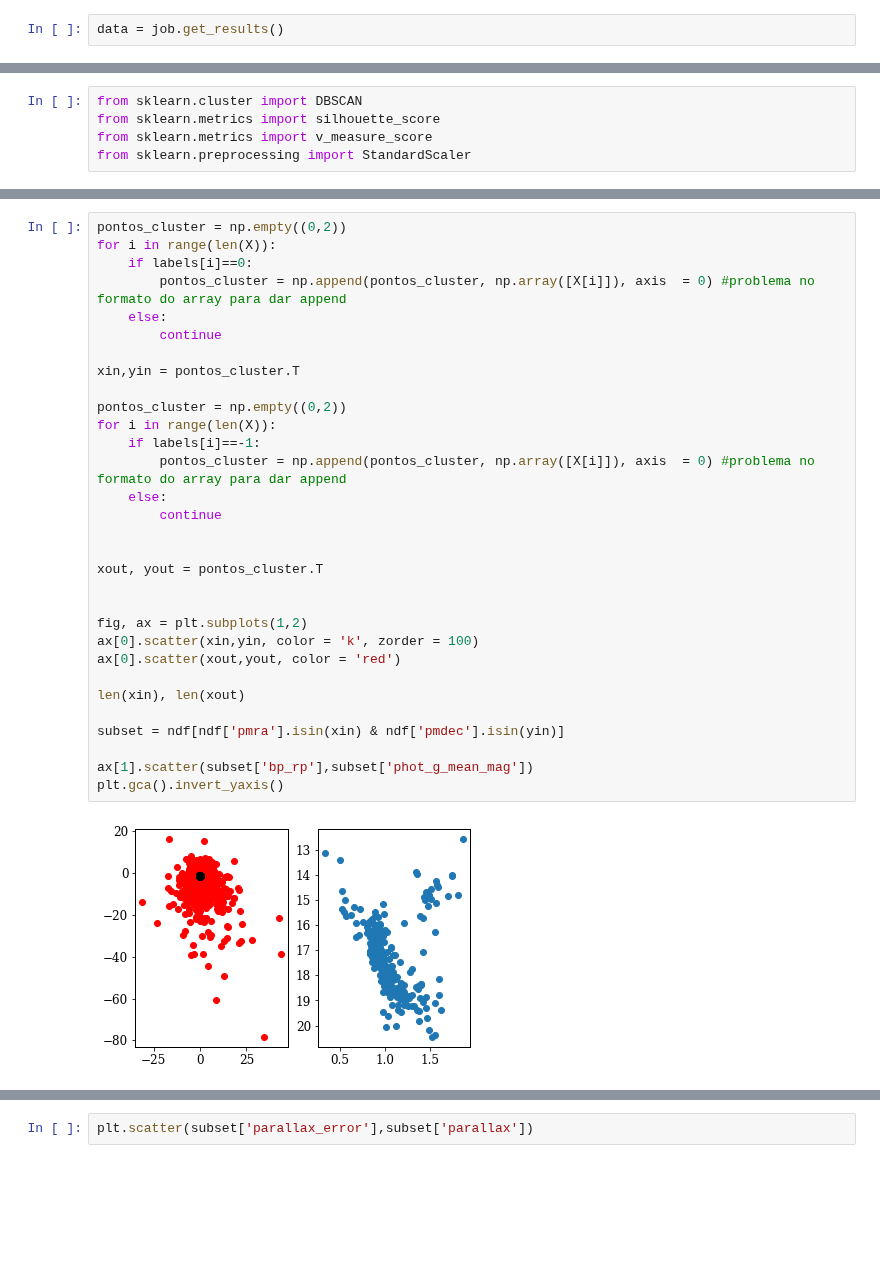
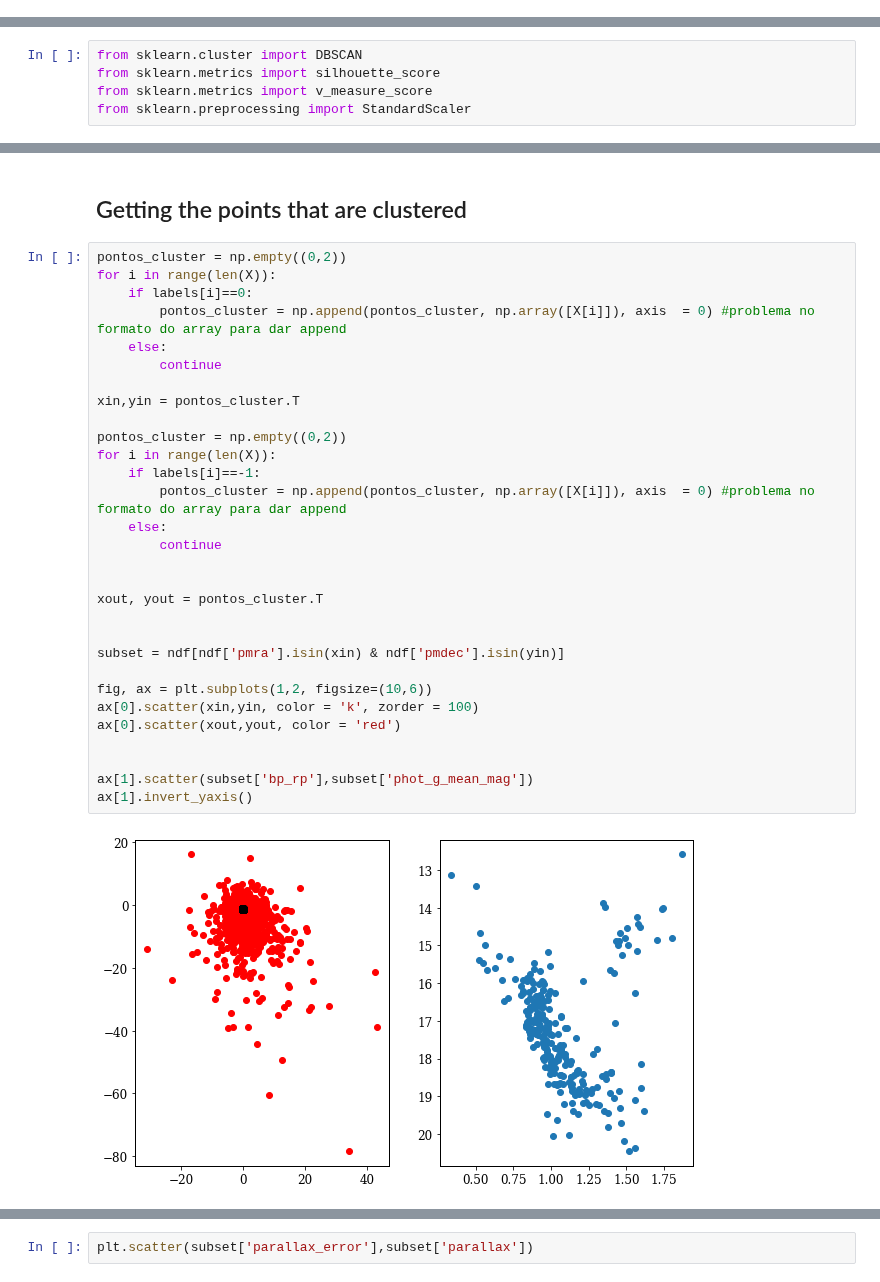
Before and after one commit to jppirest/mw_substructures, a Jupyter notebook: dados/GAIA/Latest/Clusters/Berkeley_23/py_gaia.ipynb, the cells around one changed output, grey strips where cells are left out. Saved outputs shown, nothing was run; the diff lists cells and outputs as text; blank space fills up the shorter version.

```diff
--- a/dados/GAIA/Latest/Clusters/Berkeley_23/py_gaia.ipynb
+++ b/dados/GAIA/Latest/Clusters/Berkeley_23/py_gaia.ipynb
@@ -67,3 +73 @@ len(data)
-# %%
-data = job.get_results()
 # %%
@@ -229,34 +198,35 @@ Text(0, 0.5, '$x_2$')
+# %% [markdown]
+## Getting the points that are clustered
 # %%
 pontos_cluster = np.empty((0,2))
 for i in range(len(X)):
     if labels[i]==0:
         pontos_cluster = np.append(pontos_cluster, np.array([X[i]]), axis  = 0) #problema no formato do array para dar append
     else:
         continue
 
 xin,yin = pontos_cluster.T
 
 pontos_cluster = np.empty((0,2))
 for i in range(len(X)):
     if labels[i]==-1:
         pontos_cluster = np.append(pontos_cluster, np.array([X[i]]), axis  = 0) #problema no formato do array para dar append
     else:
         continue
 
 
 xout, yout = pontos_cluster.T
 
 
-fig, ax = plt.subplots(1,2)
+subset = ndf[ndf['pmra'].isin(xin) & ndf['pmdec'].isin(yin)]
+
+fig, ax = plt.subplots(1,2, figsize=(10,6))
 ax[0].scatter(xin,yin, color = 'k', zorder = 100)
 ax[0].scatter(xout,yout, color = 'red')
 
-len(xin), len(xout)
-
-subset = ndf[ndf['pmra'].isin(xin) & ndf['pmdec'].isin(yin)]
 
 ax[1].scatter(subset['bp_rp'],subset['phot_g_mean_mag'])
-plt.gca().invert_yaxis()
+ax[1].invert_yaxis()
 # %% [output]
-[figure, old version]
+[figure, new version]
 # %%
```
Also changed, not shown: parts of 29 cells of this notebook.
